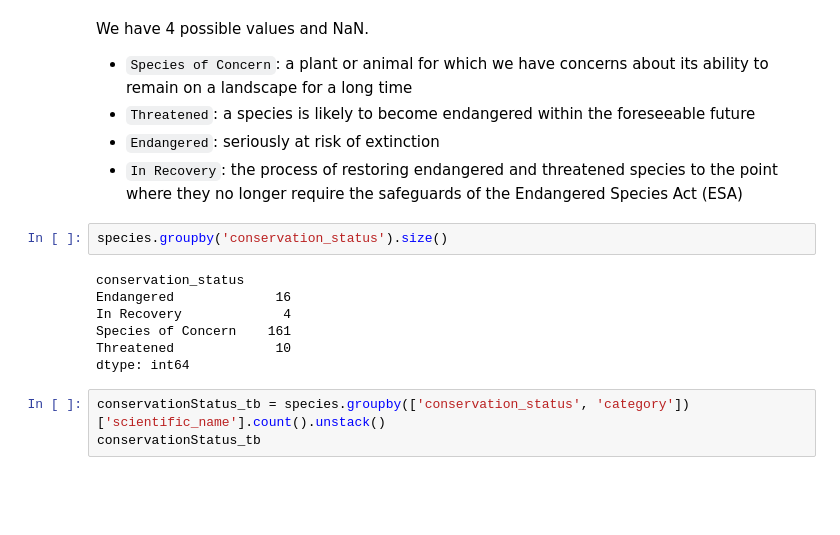
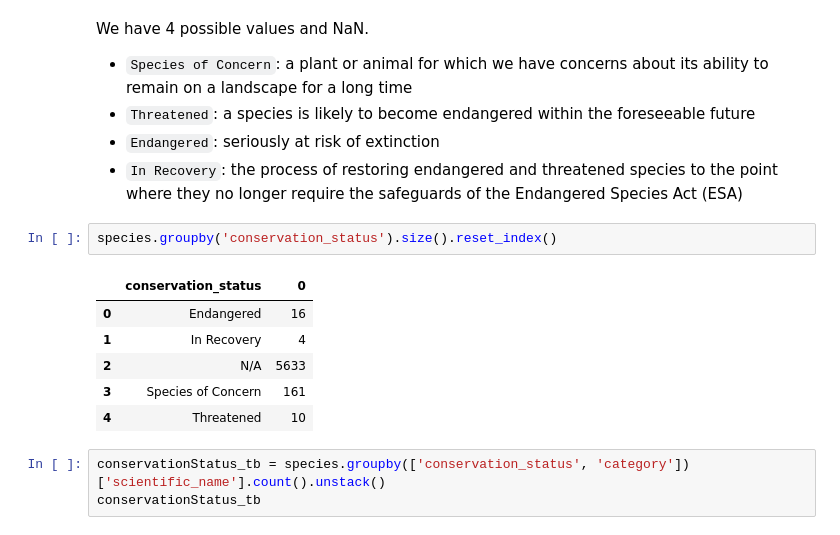
Before and after one commit to Kate-Pol/Biodiversity-in-National-Parks, a Jupyter notebook: biodiversity_.ipynb, the cells around one changed output. Drawn from its saved outputs; the diff is of its cells as text; blank space fills up the shorter version.

```diff
--- a/biodiversity_.ipynb
+++ b/biodiversity_.ipynb
@@ -167,14 +168,14 @@ We have 4 possible values and NaN.
 - `Endangered`: seriously at risk of extinction
 - `In Recovery`: the process of restoring endangered and threatened species to the point where they no longer require the safeguards of the Endangered Species Act (ESA)
 # %%
-species.groupby('conservation_status').size()
+species.groupby('conservation_status').size().reset_index()
 # %% [output]
-conservation_status
-Endangered             16
-In Recovery             4
-Species of Concern    161
-Threatened             10
-dtype: int64
+|  | conservation_status | 0 |
+| 0 | Endangered | 16 |
+| 1 | In Recovery | 4 |
+| 2 | N/A | 5633 |
+| 3 | Species of Concern | 161 |
+| 4 | Threatened | 10 |
 # %%
 conservationStatus_tb = species.groupby(['conservation_status', 'category'])['scientific_name'].count().unstack()
 conservationStatus_tb
```
Also changed, not shown: parts of 3 cells of this notebook.
